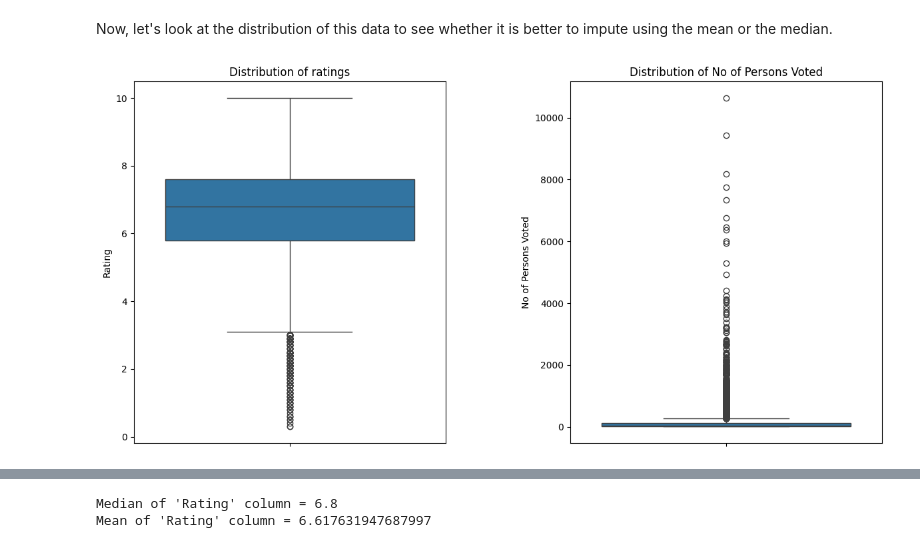
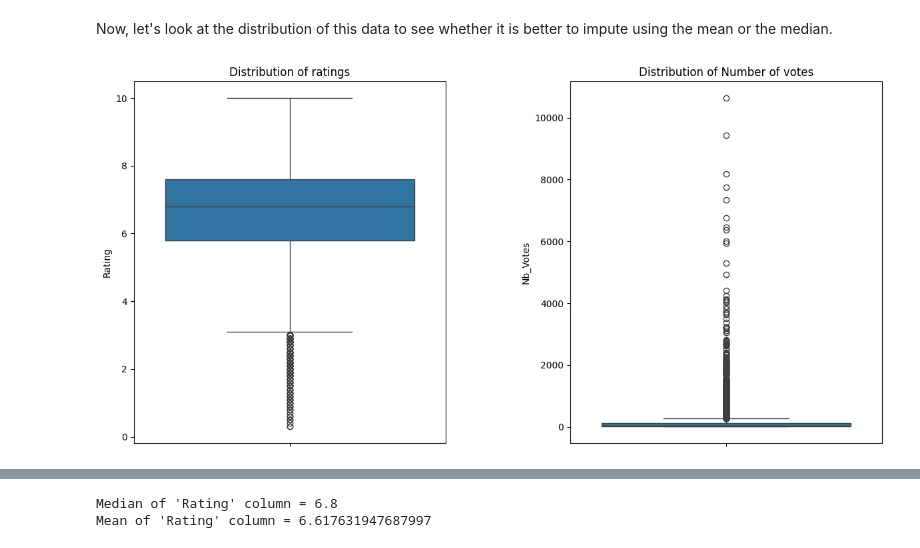
Before and after one commit to Thibaut5599/Analysis_MovieDataset, a Jupyter notebook: Movies_1910_2024.ipynb, the cells around one changed output, grey strips where cells are left out. Drawn from its saved outputs; the diff is of its cells as text; code cells hidden in the pictures.

Commit message:
Rename & delete columns.
Rename "No of Persons Voted" column by "Nb_Votes".

Delete "Rating" column after recalculating the rating with a weighted
average. Then rename this new column to "Rating".

```diff
--- a/Movies_1910_2024.ipynb
+++ b/Movies_1910_2024.ipynb
@@ -90,6 +90,9 @@ df.head()
 | 2 | The Conformist | Oct 22, 1970 | Set in Rome in the 1930s, this re... | 7.3 | 106 | Bernardo Bertolucci | Alberto Moravia, Bernardo Bertolucci | 1 h 47 m | ... |
 | 3 | Tokyo Story | Mar 13, 1972 | Yasujiro Ozu’s Tokyo Story follow... | 8.1 | 147 | Yasujirô Ozu | Kôgo Noda, Yasujirô Ozu | 2 h 16 m | ... |
 | 4 | The Leopard (re-release) | Aug 13, 2004 | Set in Sicily in 1860, Luchino Vi... | 7.8 | 85 | Luchino Visconti | Giuseppe Tomasi di Lampedusa, Sus... | 3 h 7 m | ... |
+# %%
+# Rename "No of Persons Voted" column by "Nb_Votes"
+df = df.rename(columns={"No of Persons Voted": "Nb_Votes"})
 # %% [markdown]
 ## 3.1 -Missing Values
 # %%
@@ -160,6 +163,6 @@ Note that the “No of Persons Voted” column is not in numerical format. Let's
 # %%
-# Convert "No of Persons Voted" in integer
-df['No of Persons Voted'] = df['No of Persons Voted'].replace({',': ''}, regex=True).astype(float)
+# Convert "Nb_Votes" in integer
+df['Nb_Votes'] = df['Nb_Votes'].replace({',': ''}, regex=True).astype(float)
 
 df.dtypes
 # %% [output]
@@ -176,21 +179,21 @@ dtype: object
 # %% [markdown]
 Now, let's look at the distribution of this data to see whether it is better to impute using the mean or the median.
 # %%
-# Create 2 boxplots to visualize the distribution of "Rating" and "No of Persons Voted".
+# Create 2 boxplots to visualize the distribution of "Rating" and "Nb_Votes".
 
 fig, axes = plt.subplots(1, 2, figsize=(12, 6))
 
 # Boxplot of ratings
 sns.boxplot(data=df["Rating"], ax=axes[0])
 axes[0].set_title("Distribution of ratings")
 
 # Boxplot of No of Persons Voted
-sns.boxplot(data=df["No of Persons Voted"], ax=axes[1])
-axes[1].set_title("Distribution of No of Persons Voted")
+sns.boxplot(data=df["Nb_Votes"], ax=axes[1])
+axes[1].set_title("Distribution of Number of votes")
 
 plt.tight_layout()
 plt.subplots_adjust(wspace=0.4)
 plt.show()
 # %% [output]
-[figure, old version]
+[figure, new version]
 # %% [markdown]
```
Also changed, not shown: parts of 51 cells of this notebook.
